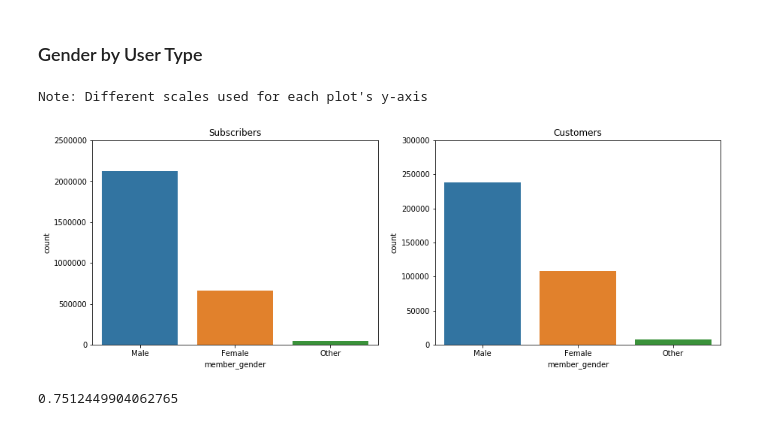
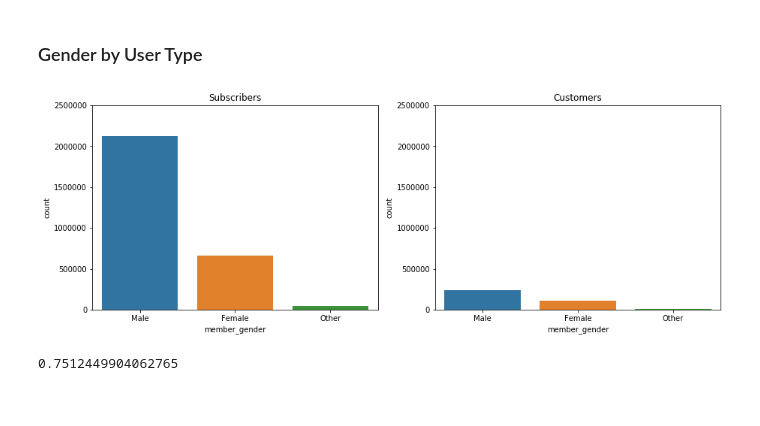
Before and after one commit to mga321/ford_gobike, a Jupyter notebook: ford-go-bike-exploratory-analysis.ipynb, the cells around one changed output. Drawn from its saved outputs; the diff is of its cells as text; code cells hidden in the pictures.

```diff
--- a/ford-go-bike-exploratory-analysis.ipynb
+++ b/ford-go-bike-exploratory-analysis.ipynb
@@ -679,23 +679,19 @@ plt.ylim((0,170000));
 # %%
 plt.figure(figsize = [15, 5]) # larger figure size for subplots
 
 # Subscriber plot
 plt.subplot(1, 2, 1) # 1 row, 2 cols, subplot 1
 sns.countplot(data = df_filtered_subscriber, x = 'member_gender');
 plt.title('Subscribers')
 plt.ylim(0,2500000);
 
 # Customer plot
 plt.subplot(1, 2, 2) # 1 row, 2 cols, subplot 2
 sns.countplot(data = df_filtered_customer, x = 'member_gender');
 plt.title('Customers')
-plt.ylim(0,300000);
-
-print()
-print("Note: Different scales used for each plot's y-axis")
+plt.ylim(0,2500000);
 # %% [output]
-Note: Different scales used for each plot's y-axis
-[figure, old version]
+[figure, new version]
 # %%
 # Percentage of male subscribers
 len(df_filtered_subscriber.query('member_gender == "Male"'))/len(df_filtered_subscriber)
```
Also changed, not shown: parts of 12 cells of this notebook.
